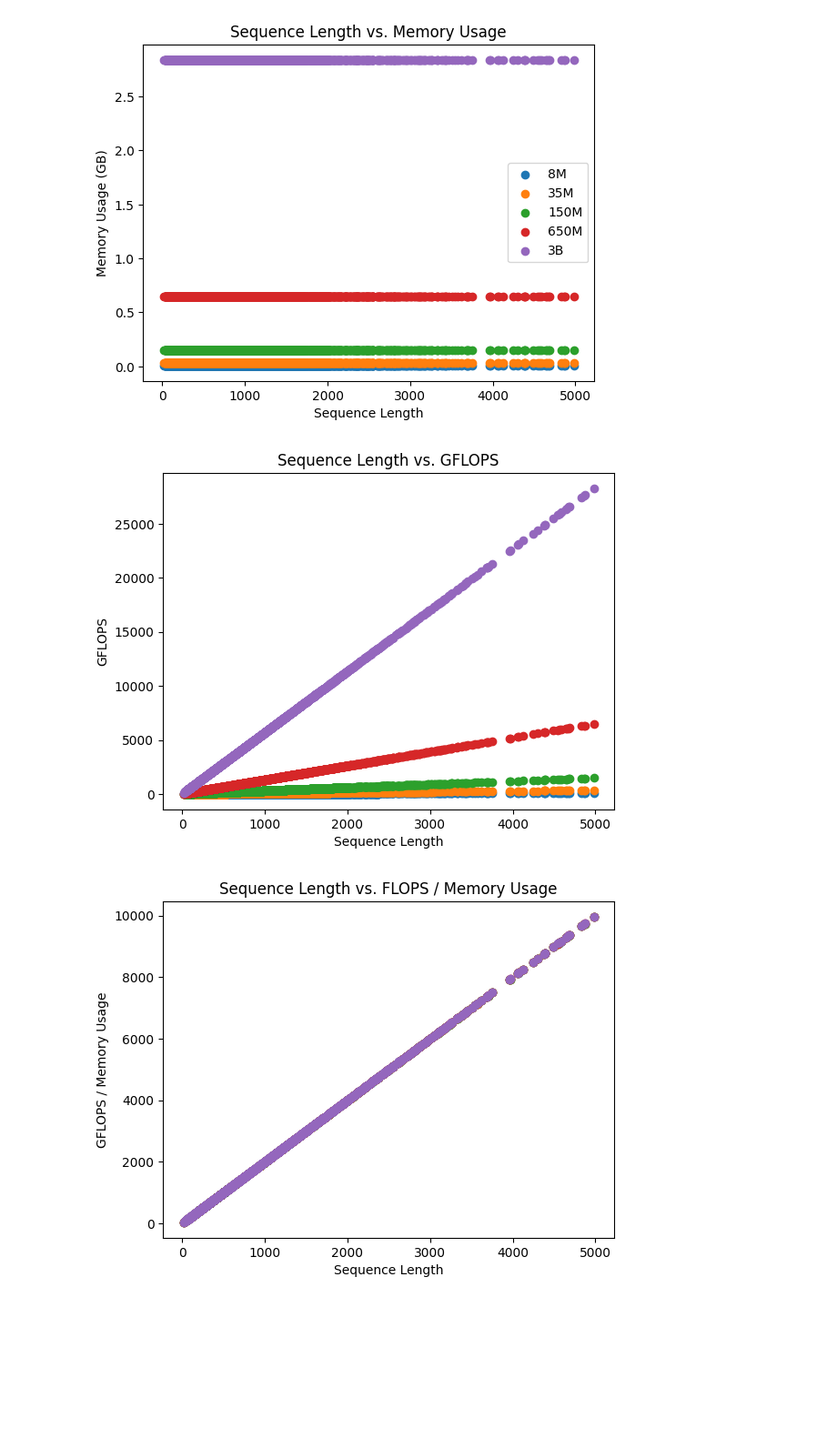
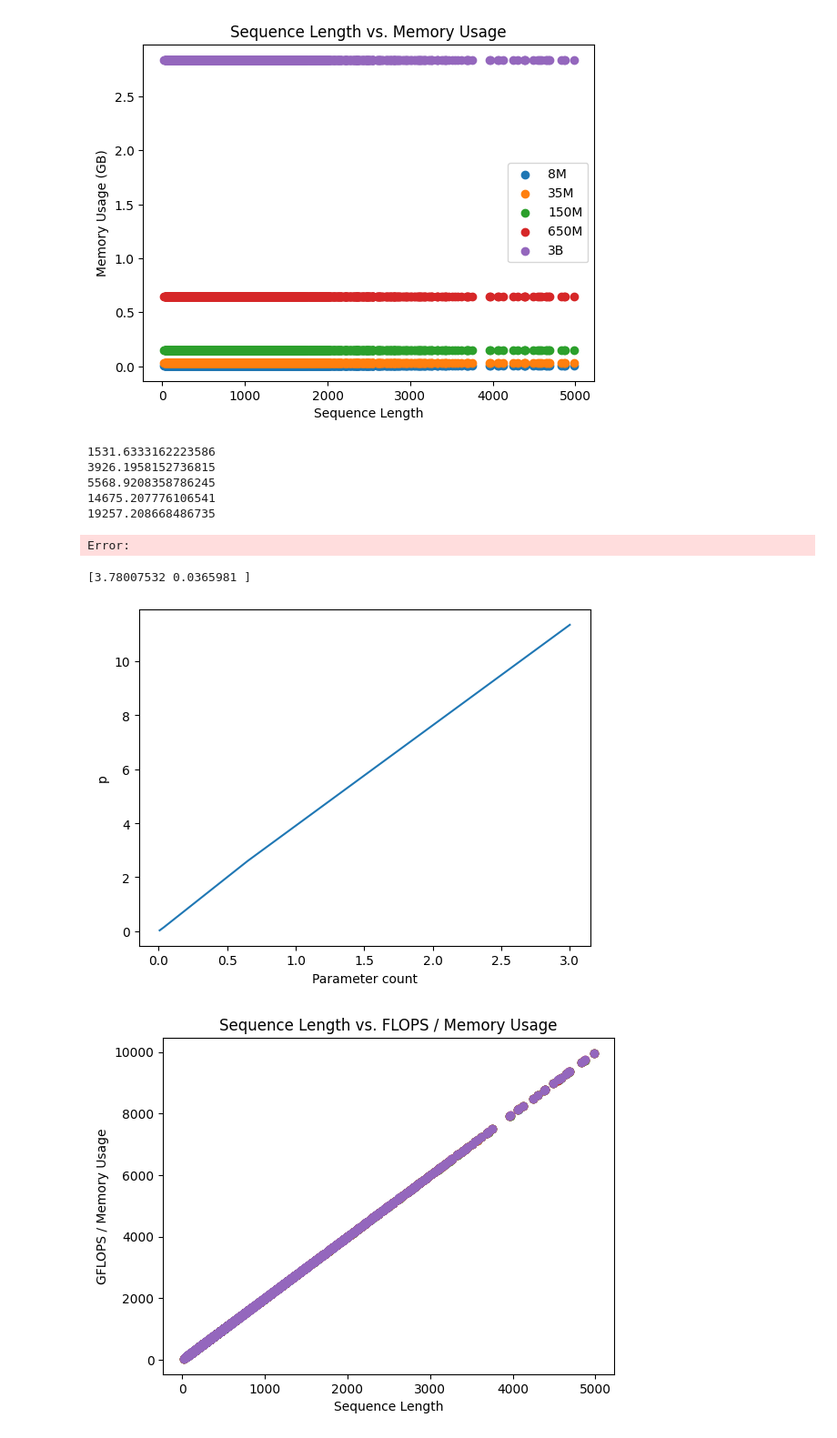
Before and after one commit to lgltan/ESM_Benchmark, a Jupyter notebook: plotter.ipynb, the cells around one changed output. Shown at 91% size. Drawn from its saved outputs; the diff is of its cells as text; code cells hidden in the pictures; blank space fills up the shorter version.

```diff
--- a/plotter.ipynb
+++ b/plotter.ipynb
@@ -110,11 +113,33 @@ plt.legend()
 plt.show()
 # %% [output]
 [figure]
+# %%
+def linear(x, a, b):
+    return a * x + b
+# %%
+for i in range(0, len(MODELS)):
+    _flops = flops[i]
+    _latency = latency_df[i]["model_process"] / 1e9
+    # _latency = np.reshape(gpu_util_df[i][['duration']].values, (-1))
+    _gflopss = _flops / _latency
+    print(_gflopss.mean())
+# %% [output]
+1531.6333162223586
+3926.1958152736815
+5568.9208358786245
+14675.207776106541
+19257.208668486735
 # %%
 # Create a scatter plot
 for i in range(0, len(MODELS)):
-    plt.scatter(seql[i], flops[i])
 
+    plt.scatter(seql[i], flops[i], label = MODELS[i].split('/')[1].split('_')[2])
+
+    X = seql[i]
+    Y = flops[i]
+    # Fit the curve
+    popt, pcov = curve_fit(linear, X, Y, bounds=(0, 100), maxfev=10000)
+    print(popt)
     # Label the axes
     plt.xlabel('Sequence Length')
     plt.ylabel('GFLOPS')
@@ -123,9 +148,23 @@ for i in range(0, len(MODELS)):
     plt.title('Sequence Length vs. GFLOPS')
 
 # Display the plot
+plt.legend()
 plt.show()
 # %% [output]
-[figure, removed]
+Error:
+# %%
+Xs = [8e-3, 36e-3, 150e-3, 650e-3, 3]
+Ys = [0.03, 0.1339, 0.5922, 2.6033, 11.3542]
+
+popt, pcov = curve_fit(linear, Xs, Ys, bounds=(0, 100), maxfev=100000)
+print(popt)
+plt.plot(Xs, Ys)
+plt.xlabel("Parameter count")
+plt.ylabel("p")
+plt.show()
+# %% [output]
+[3.78007532 0.0365981 ]
+[figure, added]
 # %%
 # Create a scatter plot
 for i in range(0, len(MODELS)):
```
Also changed, not shown: parts of 10 cells of this notebook, 1 other file.
